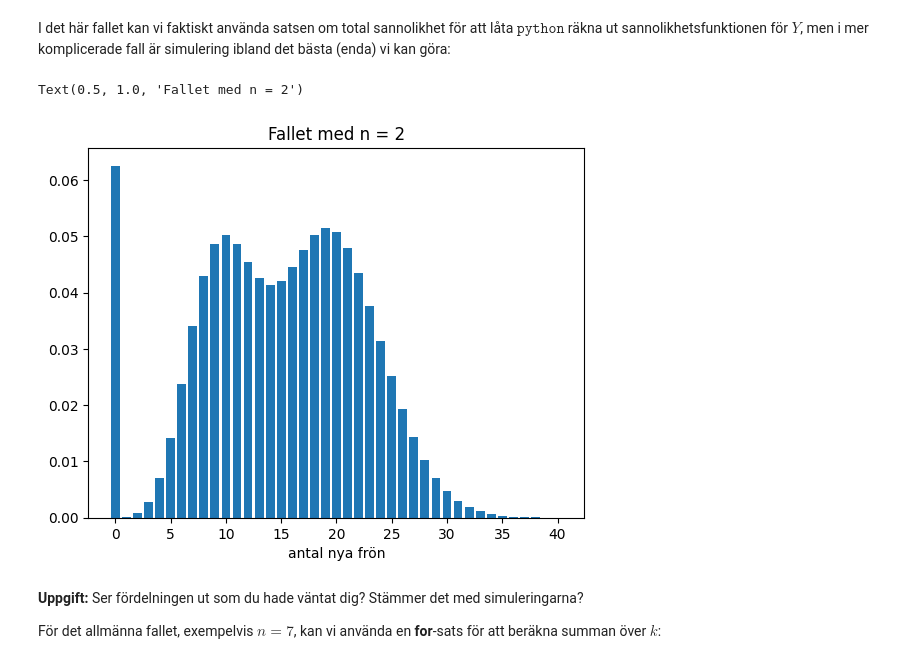
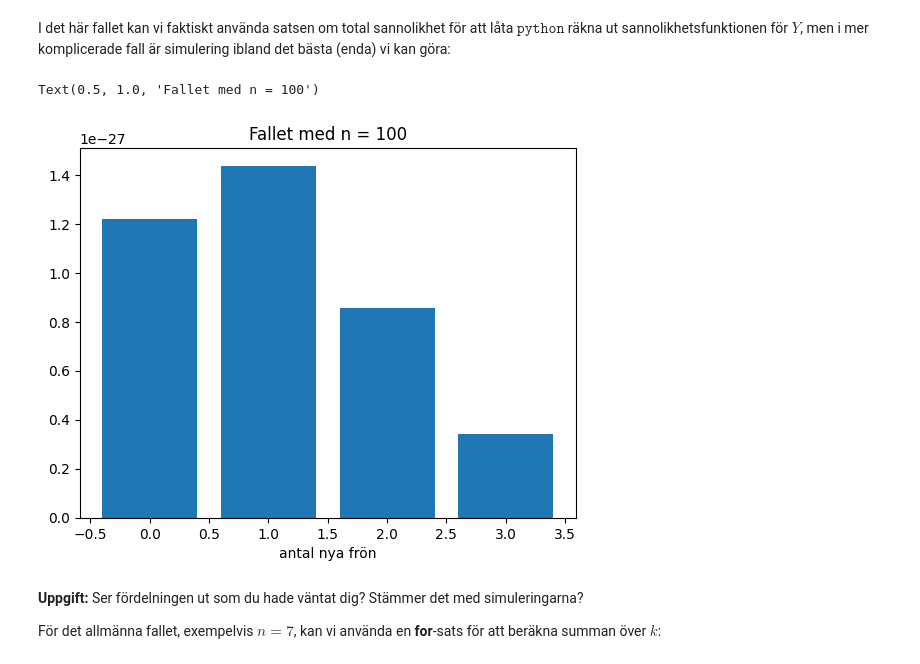
Before and after one commit to GITGUOD/FMSF20-Matematisk-statistik-allm-nkurs, a Jupyter notebook: Lab2/fmsf20_lab2_HT24.ipynb, the cells around one changed output. Drawn from its saved outputs; the diff is of its cells as text; code cells hidden in the pictures.

```diff
--- a/Lab2/fmsf20_lab2_HT24.ipynb
+++ b/Lab2/fmsf20_lab2_HT24.ipynb
@@ -344,21 +348,21 @@ sns.histplot(Y, binwidth=1, binrange=(-0.5,max(Y)+0.5), stat='density')
  kan göra:
 # %%
 # Teoretisk fördelning med satsen om total slh.
-n = 2
-p = 0.75
-mu = 10
+n = 100
+p = 0.5
+mu = 0.6
 y = np.arange(4*mu+1)
 
 pY = stats.poisson.pmf(y,0*mu) * stats.binom.pmf(0,n,p)        #fallet X=0
 pY = pY + stats.poisson.pmf(y,1*mu) * stats.binom.pmf(1,n,p)   #fallet X=1
 pY = pY + stats.poisson.pmf(y,2*mu) * stats.binom.pmf(2,n,p)   #fallet X=2
 #%% Plot för n=2
 plt.bar(y, pY)
 plt.xlabel('antal nya frön')
 plt.title('Fallet med n = '+ str(n))
 # %% [output]
-Text(0.5, 1.0, 'Fallet med n = 2')
+Text(0.5, 1.0, 'Fallet med n = 100')
-[figure, old version]
+[figure, new version]
 # %% [markdown]
 **Uppgift:** Ser fördelningen ut som du hade väntat dig? Stämmer det med simuleringarna?
 
```
Also changed, not shown: parts of 12 cells of this notebook.
